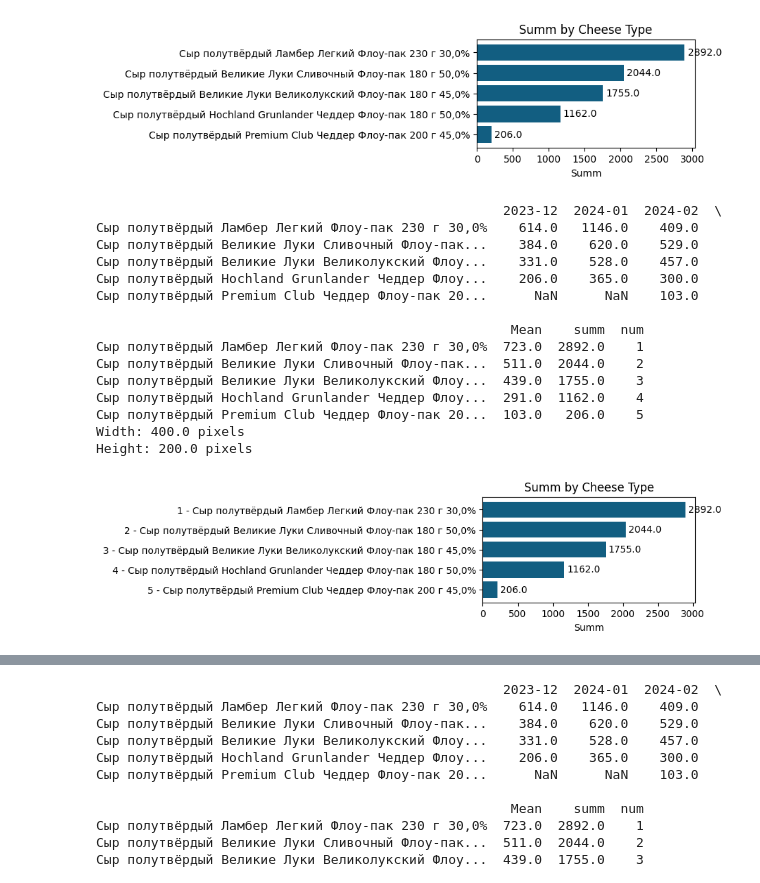
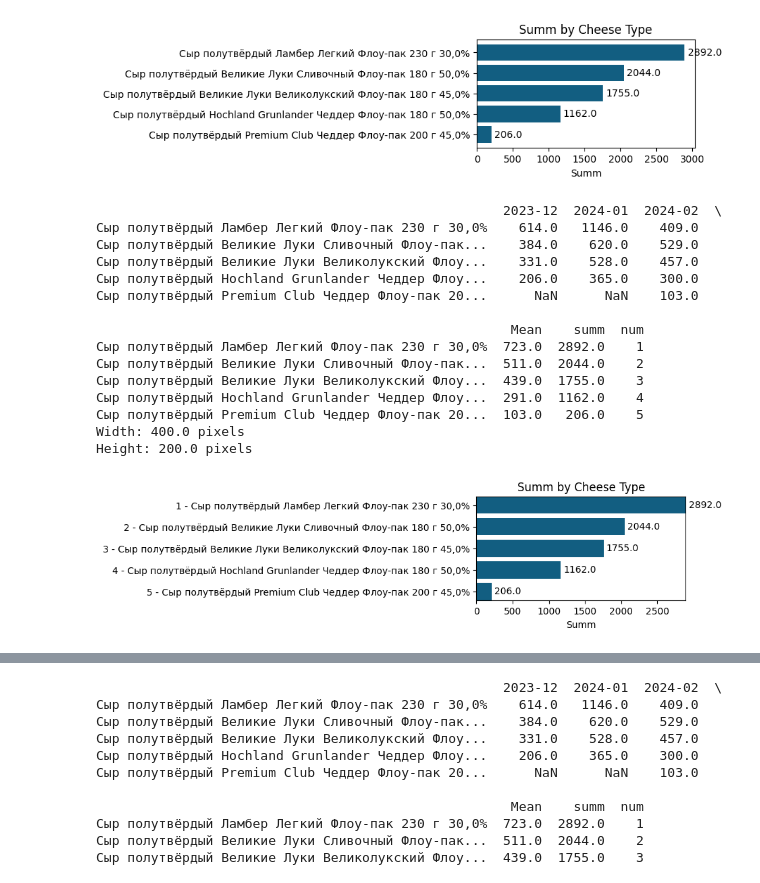
Before and after one commit to budennovsk/Pandas, a Jupyter notebook: reportlab.ipynb, the cells around one changed output, grey strips where cells are left out. Saved outputs shown, nothing was run; the diff lists cells and outputs as text; code cells hidden in the pictures.

```diff
--- a/reportlab.ipynb
+++ b/reportlab.ipynb
@@ -3986,36 +3986,36 @@ for i, bar in enumerate(bars):
                 xytext=(3, 0),  # 3 points horizontal offset
                 textcoords="offset points",
                 ha='left', va='center')
-
+ax.autoscale(enable=True, axis='both', tight=True)
 # Добавление колонки 'num' слева
 ax.set_yticks(range(len(df_summ.index)))
 ax.set_yticklabels([f"{num} - {label}" for num, label in zip(df['num'], df_summ.index)])
 
 # Получение размеров графика в пикселях
 dpi = fig.get_dpi()
 width_inches, height_inches = fig.get_size_inches()
 width_pixels = width_inches * dpi
 height_pixels = height_inches * dpi
 
 print(f"Width: {width_pixels} pixels")
 print(f"Height: {height_pixels} pixels")
 
 # Отображение гистограммы
 plt.show()
 # %% [output]
                                                     2023-12  2024-01  2024-02  \
 Сыр полутвёрдый Ламбер Легкий Флоу-пак 230 г 30,0%    614.0   1146.0    409.0
 Сыр полутвёрдый Великие Луки Сливочный Флоу-пак...    384.0    620.0    529.0
 Сыр полутвёрдый Великие Луки Великолукский Флоу...    331.0    528.0    457.0
 Сыр полутвёрдый Hochland Grunlander Чеддер Флоу...    206.0    365.0    300.0
 Сыр полутвёрдый Premium Club Чеддер Флоу-пак 20...      NaN      NaN    103.0
 
                                                      Mean    summ  num
 Сыр полутвёрдый Ламбер Легкий Флоу-пак 230 г 30,0%  723.0  2892.0    1
 Сыр полутвёрдый Великие Луки Сливочный Флоу-пак...  511.0  2044.0    2
 Сыр полутвёрдый Великие Луки Великолукский Флоу...  439.0  1755.0    3
 Сыр полутвёрдый Hochland Grunlander Чеддер Флоу...  291.0  1162.0    4
 Сыр полутвёрдый Premium Club Чеддер Флоу-пак 20...  103.0   206.0    5
 Width: 400.0 pixels
 Height: 200.0 pixels
-[figure, old version]
+[figure, new version]
```
Also changed, not shown: parts of 6 cells of this notebook.
